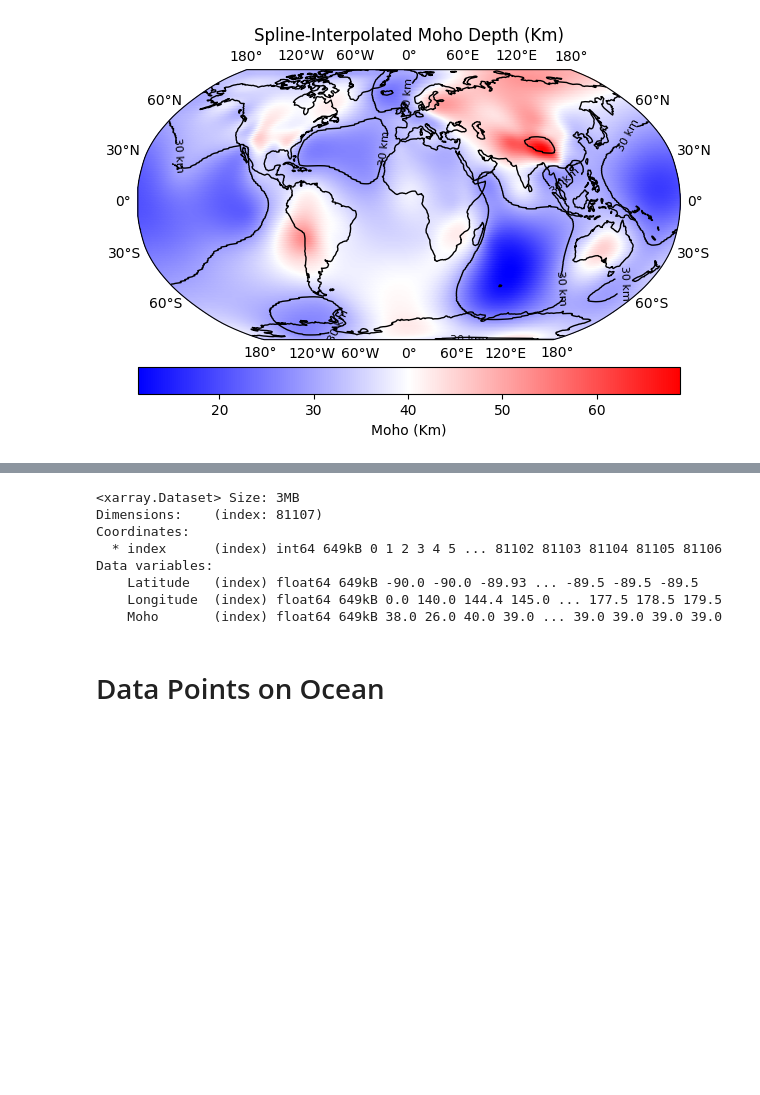
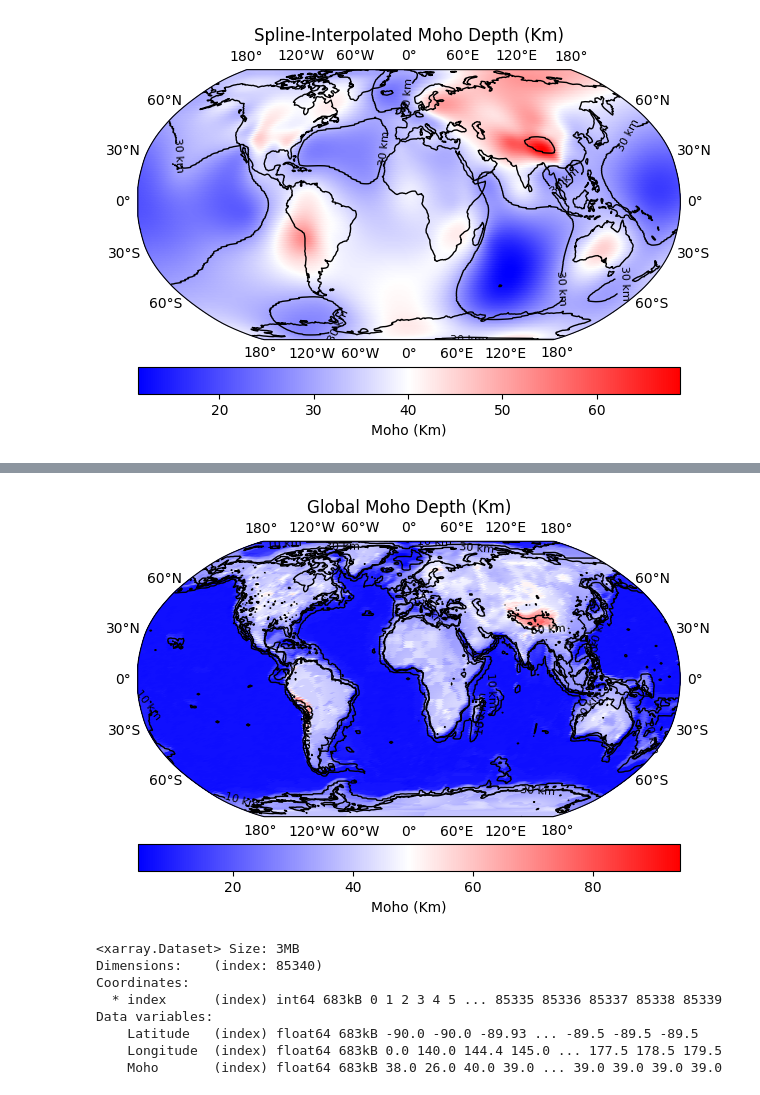
Before and after one commit to AmitavaDutta/Global_moho_compilation, a Jupyter notebook: Crust_Map.ipynb, the cells around one changed output, grey strips where cells are left out. Drawn from its saved outputs; the diff is of its cells as text; code cells hidden in the pictures; blank space fills up the shorter version.

Commit message:
Final conditions are updated

```diff
--- a/Crust_Map.ipynb
+++ b/Crust_Map.ipynb
@@ -231,7 +231,7 @@ def plot_moho(coordinates, moho, title_data):
     xi, yi = np.meshgrid(xi, yi)
     #zi = griddata((lon, lat), moho, (xi, yi), method='linear')
     # Create the interpolator
-    interp = sc.interpolate.NearestNDInterpolator(list(zip(lon, lat)), moho)
+    interp = scipy.interpolate.NearestNDInterpolator(list(zip(lon, lat)), moho)
 
     # Interpolate and reshape to match the grid shape
     zi = interp(xi.ravel(), yi.ravel()).reshape(xi.shape)
@@ -799,0 +392,17 @@ df_moho_depth
+# %%
+# Crust1.0 lat,long with no rf
+# Extract coordinates and RF Moho values
+rf_lat = data_eq.Lat.values
+rf_lon = data_eq.Long.values
+rf_moho = data_eq.Moho_km.values
+
+rf_coords = set(zip(rf_lat, rf_lon))
+
+grid_full_df_no_rf = data_moho[~data_moho[["latitude", "longitude"]].apply(tuple, axis=1).isin(rf_coords)].reset_index(drop=True)
+#####
+# e.g., if lat=10 & long=20 then tuple makes it (10, 20)
+# isin(rf_coords) returns a boolean True where those coordinates are present and ~ inverts the boolean to False meaning where those are not present
+# data_moho(2) the coordiantes from this df is used
+# data_moho(1) the master df from which we get the filtered row based on conditions
+# .reset_index(drop=True) : resets the old index ,i.e., from the master df
+#####
@@ -799,0 +461,19 @@ df_moho_depth
+# %%
+df_rf = data_eq[["Lat", "Long", "Moho_km"]].copy()
+df_rf.columns = ["Latitude", "Longitude", "Moho"]
+
+lat = grid_full_df_no_rf["latitude"].values
+lon = grid_full_df_no_rf["longitude"].values
+moho_crust = grid_full_df_no_rf["Moho"].values
+spline_moho = grid_full_df_no_rf["spline_moho"].values
+
+moho_final = np.where(abs(moho_crust - spline_moho) <= 3, spline_moho, moho_crust) ## (Condition, if true: execute, else: execute)
+
+df_crust = pd.DataFrame({"Latitude": lat,"Longitude": lon,"Moho": moho_final})
+
+df_final_moho = pd.concat([df_rf, df_crust], ignore_index=True)
+
+# Optional: Save
+# df_final_moho.to_csv("final_moho_combined.csv", index=False)
+
+df_final_moho
@@ -800 +494,8 @@ df_moho_depth
+# %%
+# Now call your unchanged function
+fig = plot_moho((df_final_moho["Longitude"], df_final_moho["Latitude"]),df_final_moho["Moho"],"Global Moho Depth (Km)")
+#fig.savefig(r"C:/Users/DELL/Pictures/Screenshots/map.png", dpi=300)
+plt.show()
+# %% [output]
+[figure, added]
 # %%
@@ -802,14 +503,12 @@ df_moho_depth.to_csv("moho_depth.csv", index=False)
 # %%
-ds = df_moho_depth.to_xarray()
+ds = df_final_moho.to_xarray()
 print (ds)
 # %% [output]
 <xarray.Dataset> Size: 3MB
-Dimensions:    (index: 81107)
+Dimensions:    (index: 85340)
 Coordinates:
-  * index      (index) int64 649kB 0 1 2 3 4 5 ... 81102 81103 81104 81105 81106
+  * index      (index) int64 683kB 0 1 2 3 4 5 ... 85335 85336 85337 85338 85339
 Data variables:
-    Latitude   (index) float64 649kB -90.0 -90.0 -89.93 ... -89.5 -89.5 -89.5
-    Longitude  (index) float64 649kB 0.0 140.0 144.4 145.0 ... 177.5 178.5 179.5
-    Moho       (index) float64 649kB 38.0 26.0 40.0 39.0 ... 39.0 39.0 39.0 39.0
+    Latitude   (index) float64 683kB -90.0 -90.0 -89.93 ... -89.5 -89.5 -89.5
+    Longitude  (index) float64 683kB 0.0 140.0 144.4 145.0 ... 177.5 178.5 179.5
+    Moho       (index) float64 683kB 38.0 26.0 40.0 39.0 ... 39.0 39.0 39.0 39.0
-# %% [markdown]
-# Data Points on Ocean
```
Also changed, not shown: parts of 30 cells of this notebook, 20 other files.
